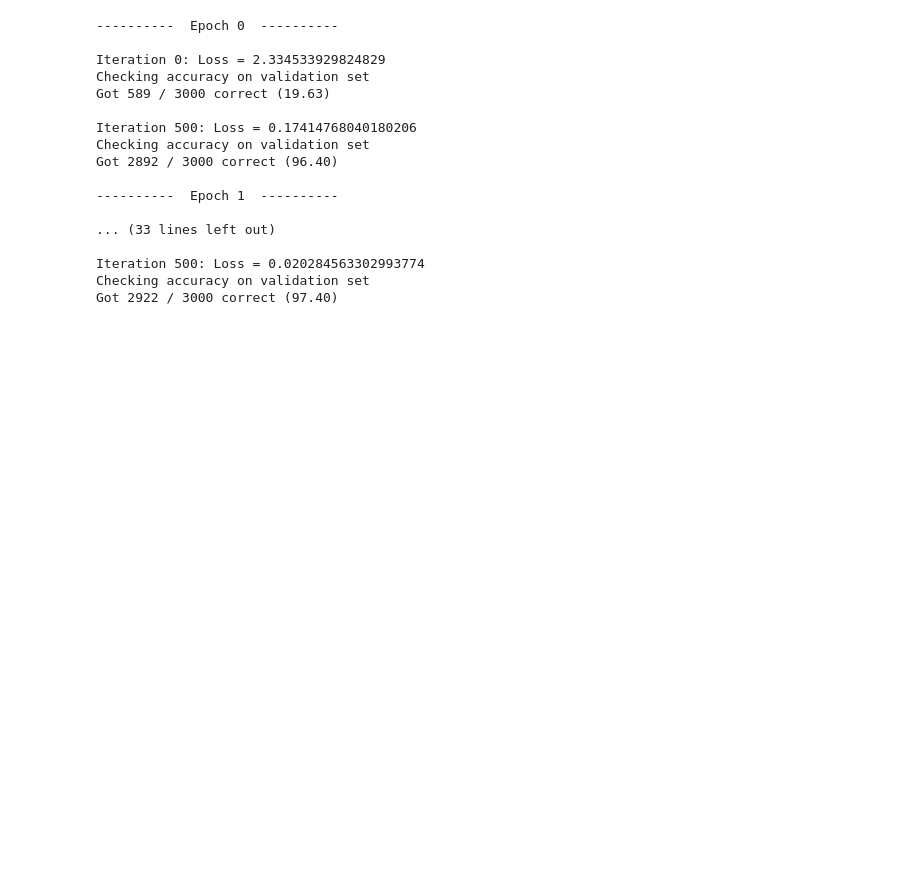
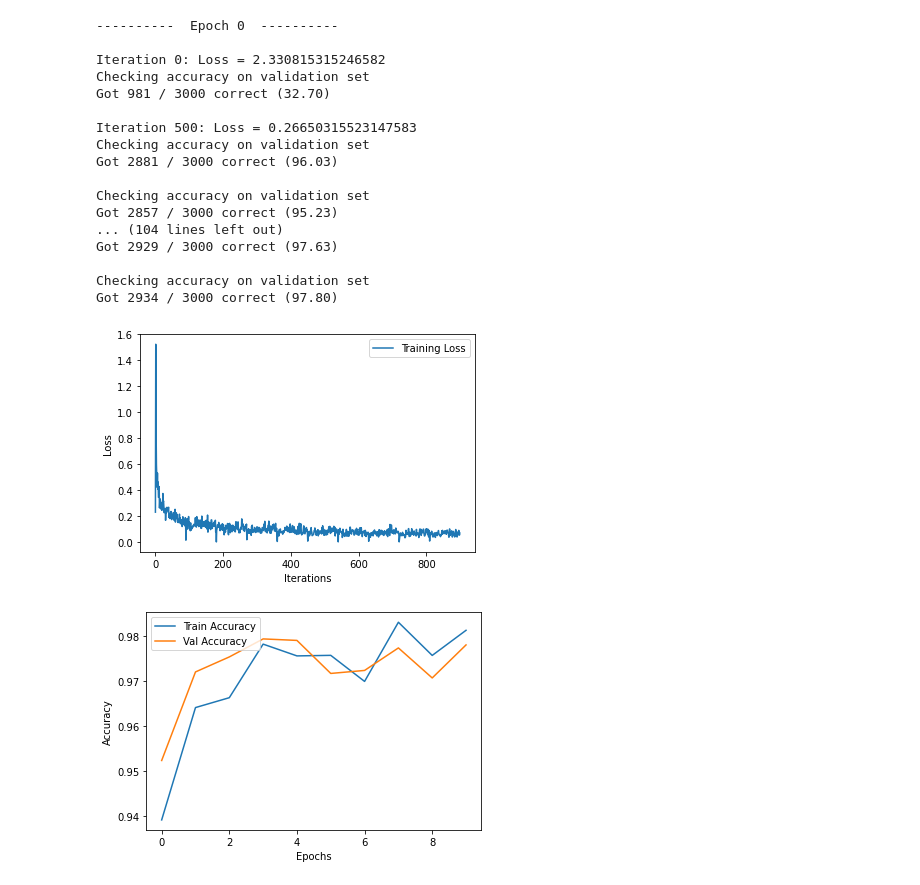
Before and after one commit to AbhishekVangipuram/MNIST-Classifier, a Jupyter notebook: MNIST Classifiers.ipynb, the cells around one changed output. Cells and saved outputs as stored; diff of their text form; code cells hidden in the pictures; blank space fills up the shorter version.

Commit message:
Added matplotlib graphing functionality to view loss and train/val accuracies. Changed epochs from 5 to 10.

```diff
--- a/MNIST Classifiers.ipynb
+++ b/MNIST Classifiers.ipynb
@@ -113,5 +117,9 @@ def check_accuracy(loader, model):
 # %%
 def train_model(model, optimizer, loadert, loaderv, epochs=1, print_every=100):
+    loss_hist = []
+    train_acc_hist = []
+    val_acc_hist = []
+    running_loss,acct, accv = 0, 0, 0
     for e in range(epochs):
         print(f"----------  Epoch {e}  ----------\n")
         for t, (x,y) in enumerate(loadert):
@@ -125,30 +133,64 @@ def train_model(model, optimizer, loadert, loaderv, epochs=1, print_every=100):
             loss.backward()
             optimizer.step()
 
+            running_loss += loss.item()
+            if t % 10 == 0:
+                loss_hist.append(running_loss / 10)
+                running_loss = 0
+
             if t % print_every == 0:
                 print(f"Iteration {t}: Loss = {loss.item()}")
                 check_accuracy(loaderv, model)
                 print()
+
+        acct = check_accuracy(loadert, model, out=False)
+        accv = check_accuracy(loaderv, model, out=True)
+        train_acc_hist.append(acct)
+        val_acc_hist.append(accv)
+
+
+    return loss_hist, train_acc_hist, val_acc_hist
 # %%
-train_model(model_fc, fc_optim, loader_train, loader_val, epochs=5, print_every=500)
+loss_hist_fc, train_hist_fc, val_hist_fc = train_model(model_fc, fc_optim, loader_train, loader_val, epochs=10, print_every=500)
 # %% [output]
 ----------  Epoch 0  ----------
 
-Iteration 0: Loss = 2.334533929824829
+Iteration 0: Loss = 2.330815315246582
 Checking accuracy on validation set
-Got 589 / 3000 correct (19.63)
+Got 981 / 3000 correct (32.70)
 
-Iteration 500: Loss = 0.17414768040180206
+Iteration 500: Loss = 0.26650315523147583
 Checking accuracy on validation set
-Got 2892 / 3000 correct (96.40)
+Got 2881 / 3000 correct (96.03)
 
-----------  Epoch 1  ----------
+Checking accuracy on validation set
+Got 2857 / 3000 correct (95.23)
+... (104 lines left out)
+Got 2929 / 3000 correct (97.63)
 
-... (33 lines left out)
-
-Iteration 500: Loss = 0.020284563302993774
 Checking accuracy on validation set
-Got 2922 / 3000 correct (97.40)
+Got 2934 / 3000 correct (97.80)
+# %%
+plt.figure(1)
+# plt.subplot(211)
+plt.plot(loss_hist_fc, label="Training Loss")
+plt.legend(loc="upper right")
+plt.ylabel("Loss")
+plt.xlabel("Iterations")
+plt.show()
+
+plt.figure(2)
+# plt.subplot(212)
+plt.plot(train_hist_fc, label="Train Accuracy")
+plt.plot(val_hist_fc, label="Val Accuracy")
+plt.legend(loc = "upper left")
+#plt.axis(ymin=0.0,ymax=1.0)
+plt.ylabel("Accuracy")
+plt.xlabel("Epochs")
+plt.show()
+# %% [output]
+[figure, added]
+[figure, added]
 # %%
 check_accuracy(loader_test, model_fc)
 # %% [output]
```
Also changed, not shown: parts of 15 cells of this notebook.
